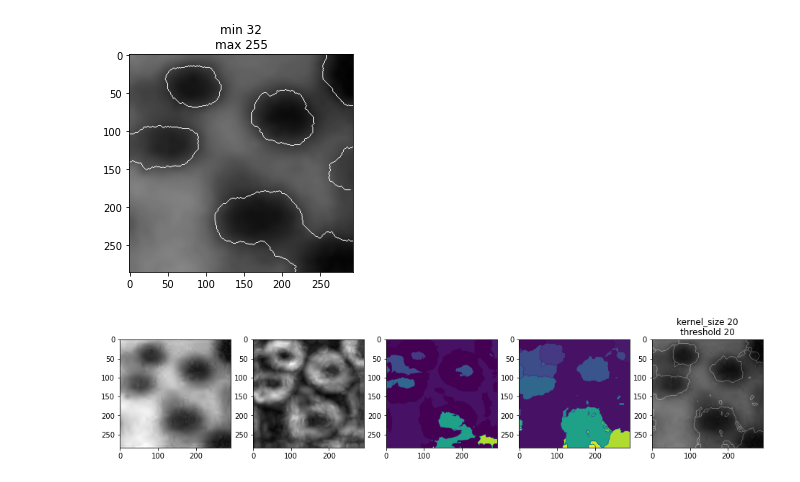
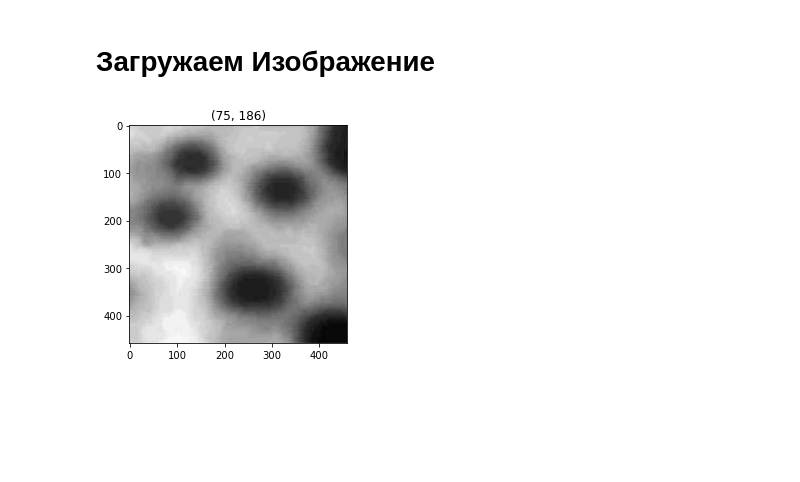
Before and after one commit to SokolovMichail/SFEDU_Master_Computer_Graphics, a Jupyter notebook: lab07/lab07.ipynb, the cells around one changed output. Cells and saved outputs as stored; diff of their text form; code cells hidden in the pictures; blank space fills up the shorter version.

```diff
--- a/lab07/lab07.ipynb
+++ b/lab07/lab07.ipynb
@@ -96,28 +22,7 @@ show(image7)
-# %%
-image8 = image1.copy()
-image8[image7 == 0] = 255
-show(image8)
-# %% [output]
-[figure, removed]
-# %%
-kernel_size = 20
-threshold = 20
-
-image = image_stock
-kernel = cv2.getStructuringElement(cv2.MORPH_ELLIPSE,(kernel_size,kernel_size))
-morph_gradient = cv2.morphologyEx(image,cv2.MORPH_GRADIENT,kernel)
-_, (ax0, ax1, ax2, ax3, ax4) = pyplot.subplots(1, 5, figsize=(16, 16))
-ax0.imshow(image, cmap='gray')
-ax1.imshow(morph_gradient, cmap='gray')
-markers = morph_gradient < threshold
-markers = ndi.label(markers)[0]
-ax2.imshow(markers)
-labels = watershed(morph_gradient, markers, watershed_line=True)
-ax3.imshow(labels)
-contours = labels == 0
-ax4.imshow(image, cmap='gray')
-ax4.imshow(contours, alpha=0.5, cmap='gray')
-plt.title(f'kernel_size {kernel_size}\nthreshold {threshold}')
-plt.show()
-# %% [output]
-[figure, removed]
+# %% [markdown]
+# Загружаем Изображение
+# %%
+image_stock = cv2.imread("vodorazdel.png", cv2.IMREAD_GRAYSCALE)
+pyplot_image_show(image_stock)
+# %% [output]
+[figure, added]
```
Also changed, not shown: parts of 25 cells of this notebook, 2 other files.
